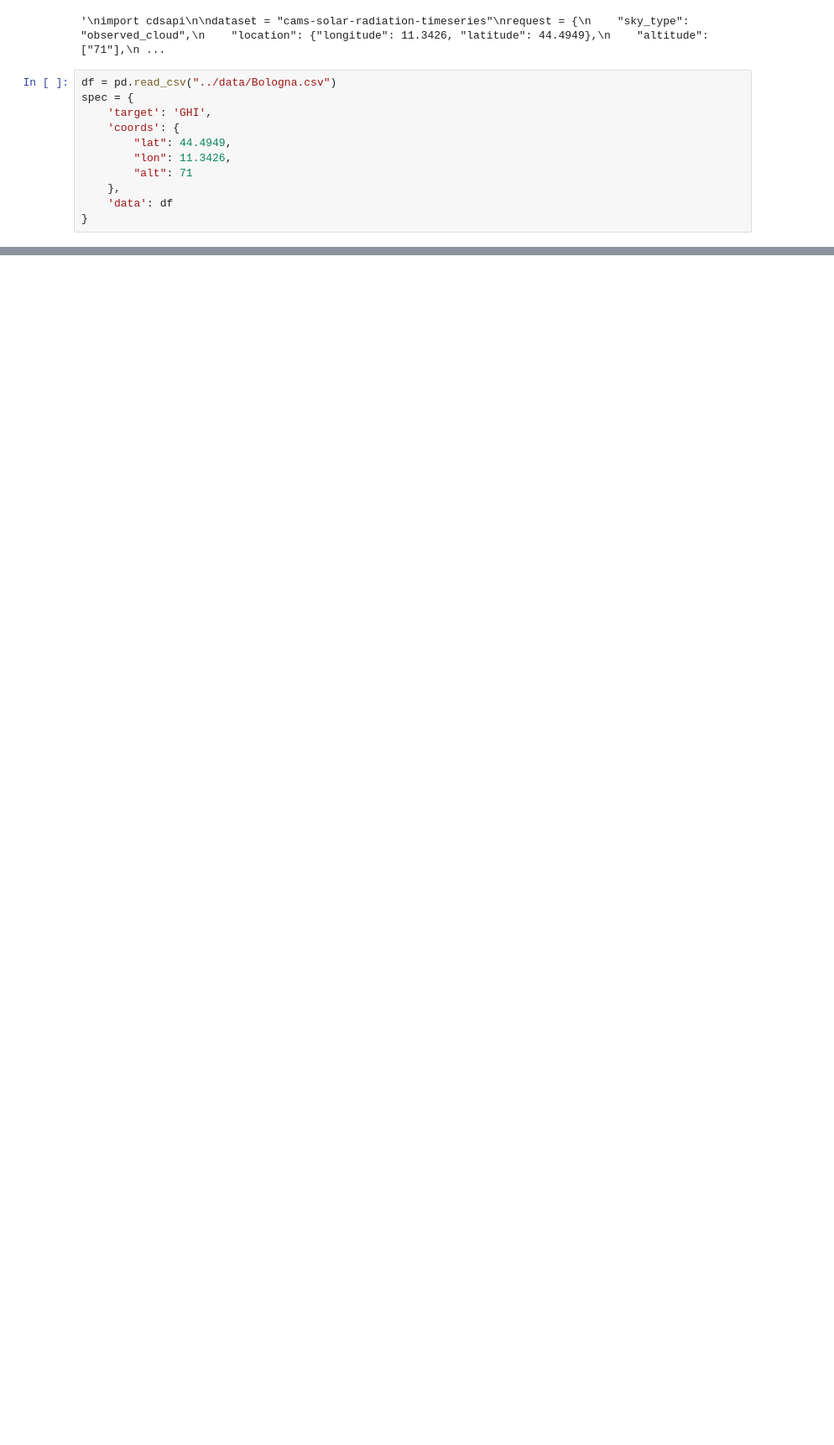
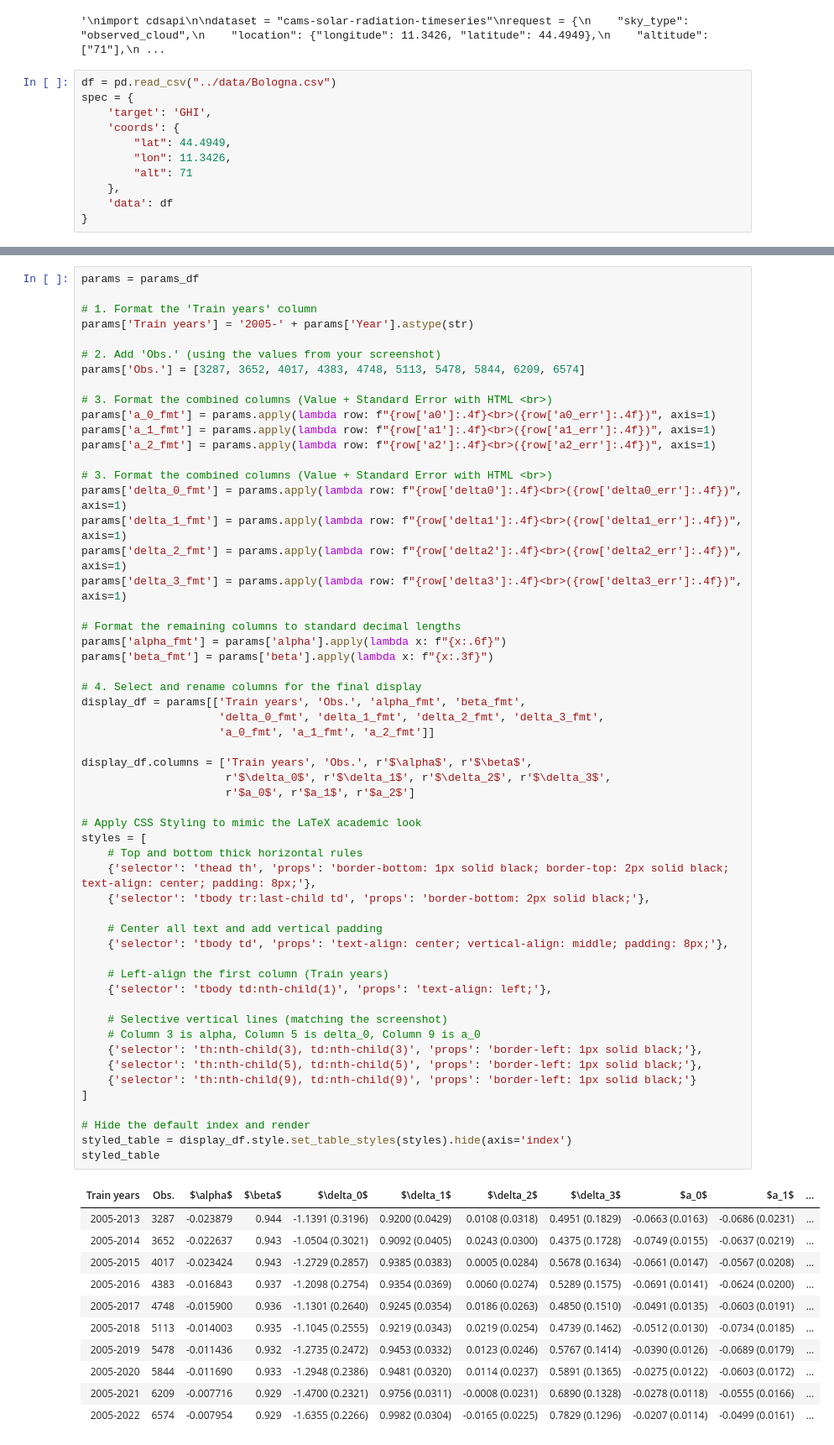
Before and after one commit to rafafvs/solar_python, a Jupyter notebook: vignettespy/notebook-seasonalClearsky.ipynb, the cells around one changed output, grey strips where cells are left out. Shown at 84% size. Saved outputs shown, nothing was run; the diff lists cells and outputs as text; blank space fills up the shorter version.

```diff
--- a/vignettespy/notebook-seasonalClearsky.ipynb
+++ b/vignettespy/notebook-seasonalClearsky.ipynb
@@ -213,0 +281,67 @@ KeyError: "['t'] not in index"
+# %%
+params = params_df
+
+# 1. Format the 'Train years' column
+params['Train years'] = '2005-' + params['Year'].astype(str)
+
+# 2. Add 'Obs.' (using the values from your screenshot)
+params['Obs.'] = [3287, 3652, 4017, 4383, 4748, 5113, 5478, 5844, 6209, 6574]
+
+# 3. Format the combined columns (Value + Standard Error with HTML <br>)
+params['a_0_fmt'] = params.apply(lambda row: f"{row['a0']:.4f}<br>({row['a0_err']:.4f})", axis=1)
+params['a_1_fmt'] = params.apply(lambda row: f"{row['a1']:.4f}<br>({row['a1_err']:.4f})", axis=1)
+params['a_2_fmt'] = params.apply(lambda row: f"{row['a2']:.4f}<br>({row['a2_err']:.4f})", axis=1)
+
+# 3. Format the combined columns (Value + Standard Error with HTML <br>)
+params['delta_0_fmt'] = params.apply(lambda row: f"{row['delta0']:.4f}<br>({row['delta0_err']:.4f})", axis=1)
+params['delta_1_fmt'] = params.apply(lambda row: f"{row['delta1']:.4f}<br>({row['delta1_err']:.4f})", axis=1)
+params['delta_2_fmt'] = params.apply(lambda row: f"{row['delta2']:.4f}<br>({row['delta2_err']:.4f})", axis=1)
+params['delta_3_fmt'] = params.apply(lambda row: f"{row['delta3']:.4f}<br>({row['delta3_err']:.4f})", axis=1)
+
+# Format the remaining columns to standard decimal lengths
+params['alpha_fmt'] = params['alpha'].apply(lambda x: f"{x:.6f}")
+params['beta_fmt'] = params['beta'].apply(lambda x: f"{x:.3f}")
+
+# 4. Select and rename columns for the final display
+display_df = params[['Train years', 'Obs.', 'alpha_fmt', 'beta_fmt',
+                     'delta_0_fmt', 'delta_1_fmt', 'delta_2_fmt', 'delta_3_fmt',
+                     'a_0_fmt', 'a_1_fmt', 'a_2_fmt']]
+
+display_df.columns = ['Train years', 'Obs.', r'$\alpha$', r'$\beta$',
+                      r'$\delta_0$', r'$\delta_1$', r'$\delta_2$', r'$\delta_3$',
+                      r'$a_0$', r'$a_1$', r'$a_2$']
+
+# Apply CSS Styling to mimic the LaTeX academic look
+styles = [
+    # Top and bottom thick horizontal rules
+    {'selector': 'thead th', 'props': 'border-bottom: 1px solid black; border-top: 2px solid black; text-align: center; padding: 8px;'},
+    {'selector': 'tbody tr:last-child td', 'props': 'border-bottom: 2px solid black;'},
+
+    # Center all text and add vertical padding
+    {'selector': 'tbody td', 'props': 'text-align: center; vertical-align: middle; padding: 8px;'},
+
+    # Left-align the first column (Train years)
+    {'selector': 'tbody td:nth-child(1)', 'props': 'text-align: left;'},
+
+    # Selective vertical lines (matching the screenshot)
+    # Column 3 is alpha, Column 5 is delta_0, Column 9 is a_0
+    {'selector': 'th:nth-child(3), td:nth-child(3)', 'props': 'border-left: 1px solid black;'},
+    {'selector': 'th:nth-child(5), td:nth-child(5)', 'props': 'border-left: 1px solid black;'},
+    {'selector': 'th:nth-child(9), td:nth-child(9)', 'props': 'border-left: 1px solid black;'}
+]
+
+# Hide the default index and render
+styled_table = display_df.style.set_table_styles(styles).hide(axis='index')
+styled_table
+# %% [output]
+| Train years | Obs. | $\alpha$ | $\beta$ | $\delta_0$ | $\delta_1$ | $\delta_2$ | $\delta_3$ | $a_0$ | $a_1$ | ... |
+| 2005-2013 | 3287 | -0.023879 | 0.944 | -1.1391 (0.3196) | 0.9200 (0.0429) | 0.0108 (0.0318) | 0.4951 (0.1829) | -0.0663 (0.0163) | -0.0686 (0.0231) | ... |
+| 2005-2014 | 3652 | -0.022637 | 0.943 | -1.0504 (0.3021) | 0.9092 (0.0405) | 0.0243 (0.0300) | 0.4375 (0.1728) | -0.0749 (0.0155) | -0.0637 (0.0219) | ... |
+| 2005-2015 | 4017 | -0.023424 | 0.943 | -1.2729 (0.2857) | 0.9385 (0.0383) | 0.0005 (0.0284) | 0.5678 (0.1634) | -0.0661 (0.0147) | -0.0567 (0.0208) | ... |
+| 2005-2016 | 4383 | -0.016843 | 0.937 | -1.2098 (0.2754) | 0.9354 (0.0369) | 0.0060 (0.0274) | 0.5289 (0.1575) | -0.0691 (0.0141) | -0.0624 (0.0200) | ... |
+| 2005-2017 | 4748 | -0.015900 | 0.936 | -1.1301 (0.2640) | 0.9245 (0.0354) | 0.0186 (0.0263) | 0.4850 (0.1510) | -0.0491 (0.0135) | -0.0603 (0.0191) | ... |
+| 2005-2018 | 5113 | -0.014003 | 0.935 | -1.1045 (0.2555) | 0.9219 (0.0343) | 0.0219 (0.0254) | 0.4739 (0.1462) | -0.0512 (0.0130) | -0.0734 (0.0185) | ... |
+| 2005-2019 | 5478 | -0.011436 | 0.932 | -1.2735 (0.2472) | 0.9453 (0.0332) | 0.0123 (0.0246) | 0.5767 (0.1414) | -0.0390 (0.0126) | -0.0689 (0.0179) | ... |
+| 2005-2020 | 5844 | -0.011690 | 0.933 | -1.2948 (0.2386) | 0.9481 (0.0320) | 0.0114 (0.0237) | 0.5891 (0.1365) | -0.0275 (0.0122) | -0.0603 (0.0172) | ... |
+| 2005-2021 | 6209 | -0.007716 | 0.929 | -1.4700 (0.2321) | 0.9756 (0.0311) | -0.0008 (0.0231) | 0.6890 (0.1328) | -0.0278 (0.0118) | -0.0555 (0.0166) | ... |
+| 2005-2022 | 6574 | -0.007954 | 0.929 | -1.6355 (0.2266) | 0.9982 (0.0304) | -0.0165 (0.0225) | 0.7829 (0.1296) | -0.0207 (0.0114) | -0.0499 (0.0161) | ... |
```
Also changed, not shown: parts of 5 cells of this notebook, 2 other files.
